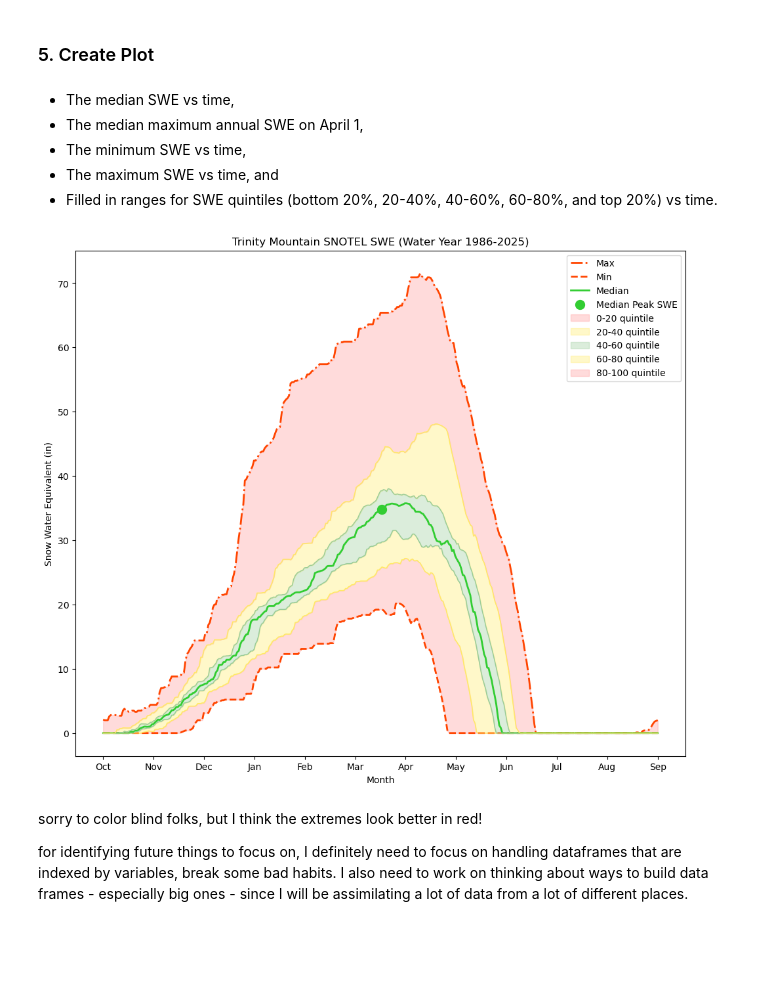
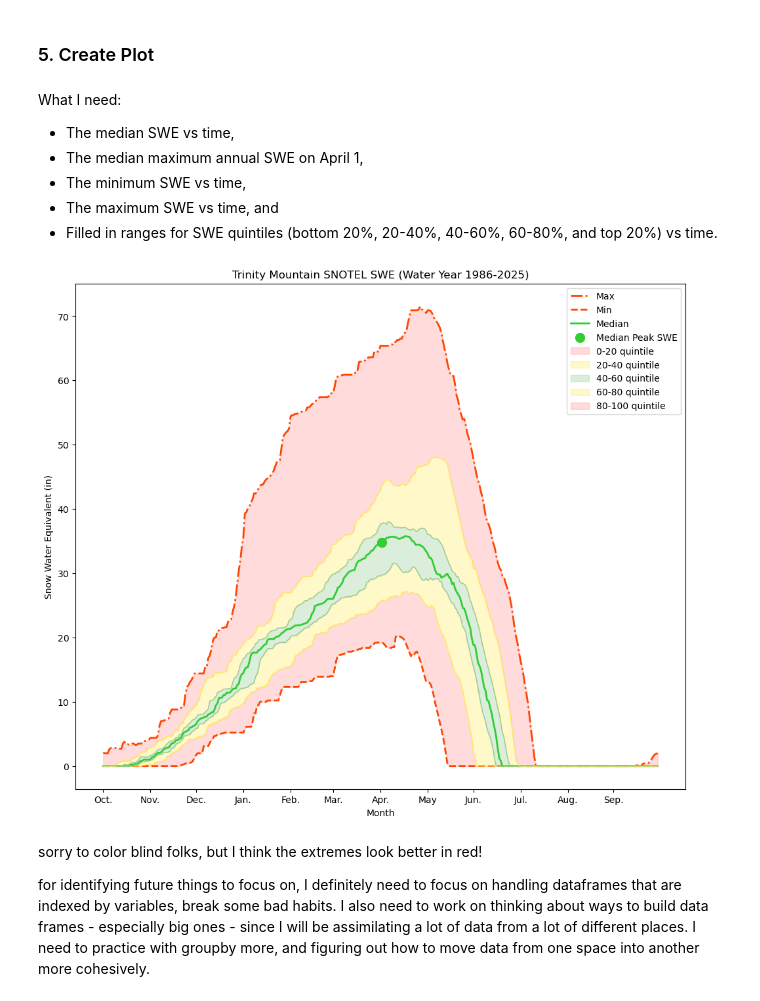
Before and after one commit to scottfordham/sf-GEOS505, a Jupyter notebook: Homework/03.PTimeSeries.ipynb, the cells around one changed output. Cells and saved outputs as stored; diff of their text form; code cells hidden in the pictures; blank space fills up the shorter version.

```diff
--- a/Homework/03.PTimeSeries.ipynb
+++ b/Homework/03.PTimeSeries.ipynb
@@ -185,6 +185,7 @@ print(swe_min.shape)
 # %% [markdown]
 ### 5. Create Plot
 # %% [markdown]
+What I need:
 - The median SWE vs time,
 - The median maximum annual SWE on April 1,
 - The minimum SWE vs time,
@@ -193,38 +194,39 @@ print(swe_min.shape)
 # %%
 fig, ax = plt.subplots(figsize=(12,10))
 
 ax.plot(swe_max, label='Max', color='#FF4500', linestyle = '-.', linewidth=2)
 ax.plot(swe_min, label='Min', color='#FF4500', linestyle = '--', linewidth=2)
 ax.plot(swe_med, label='Median', color='#32CD32', linewidth=2)
 ax.scatter(183, med_apr_swe, color='#32CD32', linewidth=5, label='Median Peak SWE', zorder=5) #183 is april 1
 
 ax.fill_between(np.arange(365), swe_min, quintiles[1], color='#FF9999', alpha=0.35, label='0-20 quintile')
 
 ax.fill_between(np.arange(365), quintiles[1], quintiles[2], color='#FFEB66', alpha=0.35, label='20-40 quintile')
 
 ax.fill_between(np.arange(365), quintiles[2], quintiles[3], color='#99CC99', alpha=0.35, label='40-60 quintile')
 ax.fill_between(np.arange(365), quintiles[3], quintiles[4], color='#FFEB66', alpha=0.35, label='60-80 quintile')
 ax.fill_between(np.arange(365), quintiles[4], swe_max, color='#FF9999', alpha=0.35, label='80-100 quintile')
 
 ax.plot(quintiles[1], color='#FFEB66', linewidth=1, alpha= 1)
 ax.plot(quintiles[2], color='#99CC99', linewidth=1, alpha= 1)
 ax.plot(quintiles[3], color = '#99CC99', linewidth=1, alpha= 1)
 ax.plot(quintiles[4], color = '#FFEB66', linewidth = 1, alpha = 1)
 
-month_labels=['Oct', 'Nov', 'Dec', 'Jan', 'Feb', 'Mar', 'Apr', 'May', 'Jun', 'Jul', 'Aug', 'Sep']
-ax.set_xticks(np.linspace(0, 364, num=12))
+month_labels=['Oct.', 'Nov.', 'Dec.', 'Jan.', 'Feb.', 'Mar.', 'Apr.', 'May', 'Jun.', 'Jul.', 'Aug.', 'Sep.']
+ax.set_xticks([0, 31, 61, 92, 123, 151, 182, 213, 243, 274, 305, 335]) #had to vibe this too, the way my plot was interpreting the xticks graphed it in mid march instead of april
 ax.set_xticklabels(month_labels)
 
 ax.set_ylabel('Snow Water Equivalent (in)')
 ax.set_xlabel('Month')
 ax.set_title('Trinity Mountain SNOTEL SWE (Water Year 1986-2025)')
 ax.legend(loc='upper right')
 
 plt.show()
 # %% [output]
-[figure, old version]
+[figure, new version]
 # %% [markdown]
 sorry to color blind folks, but I think the extremes look better in red!
 
 for identifying future things to focus on, I definitely need to focus on handling dataframes that are indexed by variables, break some bad habits.
 I also need to work on thinking about ways to build data frames - especially big ones - since I will be assimilating a lot of data from a lot of different places.
+I need to practice with groupby more, and figuring out how to move data from one space into another more cohesively.
```
Also changed, not shown: parts of 1 cell of this notebook.
